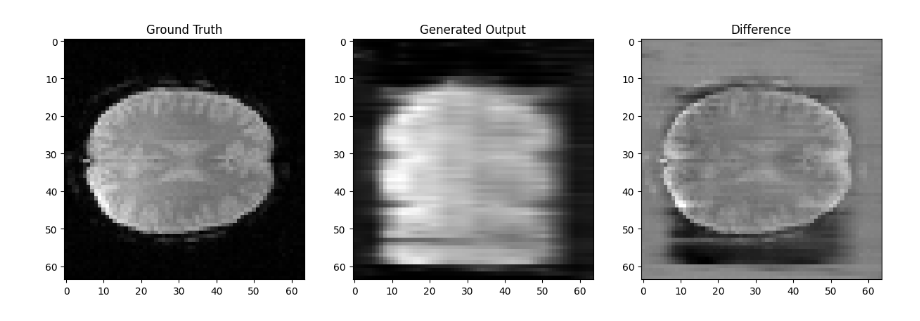
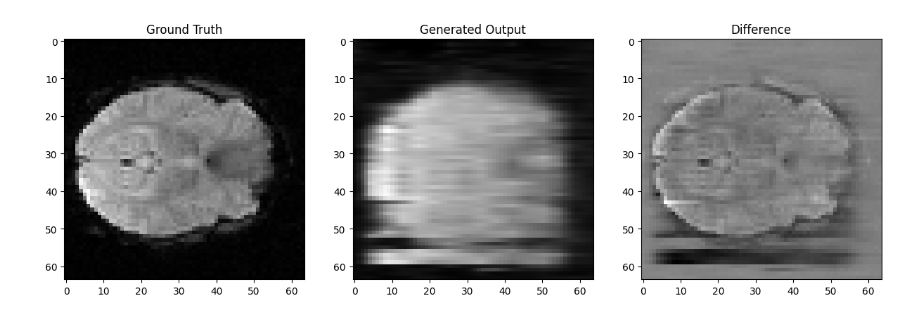
Before and after one commit to kgr20/eeg-to-fmri, a Jupyter notebook: notebooks/20240619_Model_Autoencoder.ipynb, the cells around one changed output. Cells and saved outputs as stored; diff of their text form; code cells hidden in the pictures.

```diff
--- a/notebooks/20240619_Model_Autoencoder.ipynb
+++ b/notebooks/20240619_Model_Autoencoder.ipynb
@@ -99,7 +99,7 @@ criterion = nn.MSELoss()
 optimizer = optim.Adam(model.parameters(), lr=0.001)
 
 # Training loop
-num_epochs = 50
+num_epochs = 150
 for epoch in range(num_epochs):
     model.train()
     running_loss = 0.0
@@ -164,32 +164,32 @@ outputs_np = outputs.cpu().numpy()
 # Permute labels to match the shape of outputs
 labels_np = np.transpose(labels_np, (0, 4, 1, 2, 3))
 
 # Function to plot the data
 def plot_comparison(labels, outputs, slice_idx, depth_idx):
     fig, axes = plt.subplots(1, 3, figsize=(15, 5))
 
     # Select a specific depth slice
     labels_slice = labels[slice_idx, 0, :, :, depth_idx]
     outputs_slice = outputs[slice_idx, 0, :, :, depth_idx]
     diff_slice = labels_slice - outputs_slice
 
     # Ensure the selected slices are 2D
     labels_slice = labels_slice if labels_slice.ndim == 2 else labels_slice[:, :, 0]
     outputs_slice = outputs_slice if outputs_slice.ndim == 2 else outputs_slice[:, :, 0]
     diff_slice = diff_slice if diff_slice.ndim == 2 else diff_slice[:, :, 0]
 
     axes[0].imshow(labels_slice, cmap='gray')
     axes[0].set_title('Ground Truth')
 
     axes[1].imshow(outputs_slice, cmap='gray')
     axes[1].set_title('Generated Output')
 
     axes[2].imshow(diff_slice, cmap='gray')
     axes[2].set_title('Difference')
 
     plt.show()
 
 # Plot a comparison for a specific slice and depth
-plot_comparison(labels_np, outputs_np, slice_idx=0, depth_idx=16)
+plot_comparison(labels_np, outputs_np, slice_idx=0, depth_idx=10)
 # %% [output]
-[figure, old version]
+[figure, new version]
```
Also changed, not shown: parts of 3 cells of this notebook, 1 other file.
